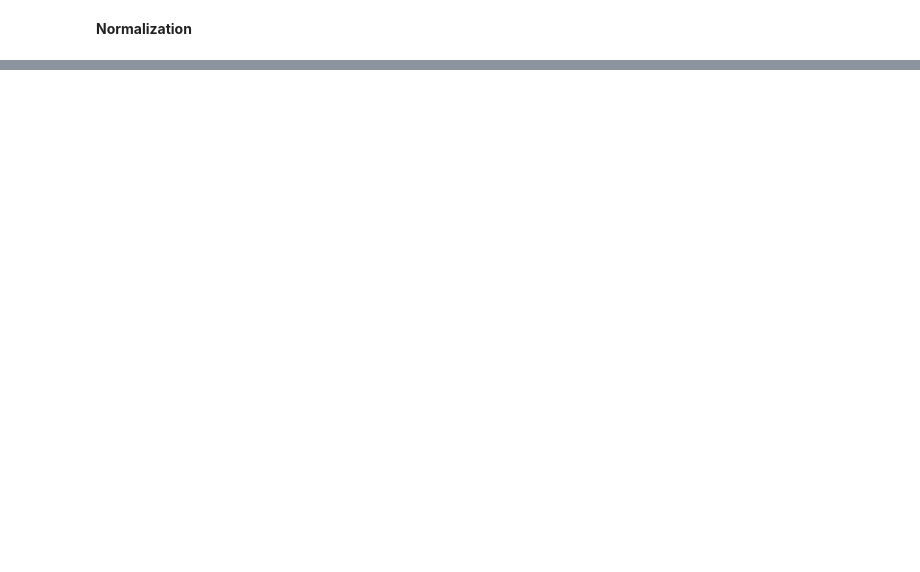
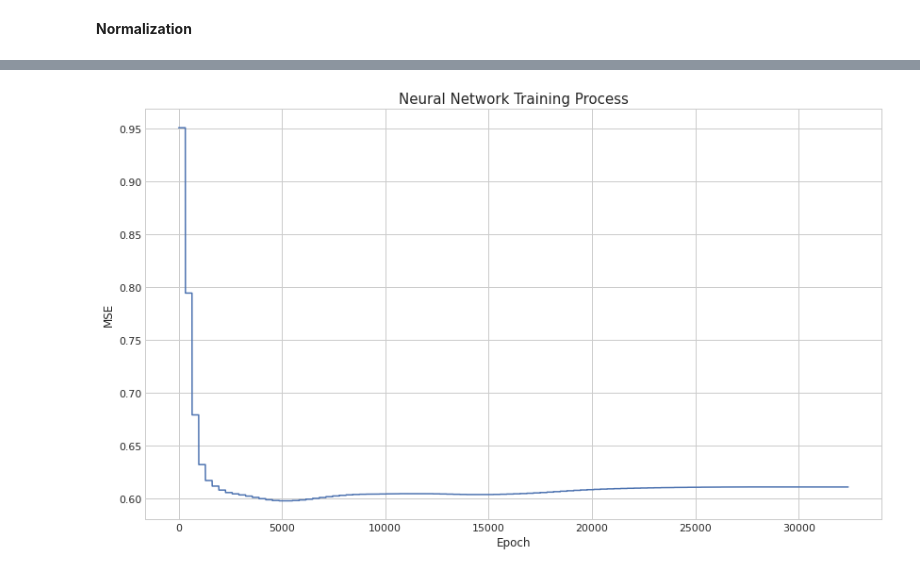
Before and after one commit to AlpBora/Yap470_HW2-Boston_House_Prices-, a Jupyter notebook: yap470-hw2-boston-house-prices.ipynb, the cells around one changed output, grey strips where cells are left out. Cells and saved outputs as stored; diff of their text form; code cells hidden in the pictures; blank space fills up the shorter version.

```diff
--- a/yap470-hw2-boston-house-prices.ipynb
+++ b/yap470-hw2-boston-house-prices.ipynb
@@ -26,5 +42,5 @@ sns.heatmap(cm,annot=True,cmap= plt.cm.Reds,fmt= ".0%")
 # %% [markdown]
 INDUS, RM, TAX, PTRATIO and LSTAT has good corralation with target feature MEDV. But INDUS also has high correlation with LTSAT and TAX. So in this case i should not use INDUS. The best features are RM, TAX, PTRATIO and LSTAT.
 # %%
-df = df[["RM", "TAX", "PTRATIO","LSTAT", "MEDV"]]
+df = df[["ZN", "CHAS", "RM","B", "MEDV"]]
 display(df)
@@ -82 +116,5 @@ x_test, y_test = df_test.drop(columns="MEDV").values.tolist(), df_test.MEDV.valu
+# %%
+def mean_squared_error(y_true,y_pred):
+    mse = np.square(np.subtract(y_true,y_pred)).mean()
+    return mse
 # %%
@@ -295,0 +367,12 @@ plt.show()
+# %%
+plt.figure(figsize=(14,8))
+plt.style.use('seaborn-whitegrid')
+plt.title('Neural Network Training Process', fontsize=15)
+plt.xlabel('Epoch', fontsize=12)
+plt.ylabel('MSE', fontsize=12)
+plt.plot(mse_list)
+
+plt.legend()
+plt.show()
+# %% [output]
+[figure, added]
```
Also changed, not shown: parts of 13 cells of this notebook.
